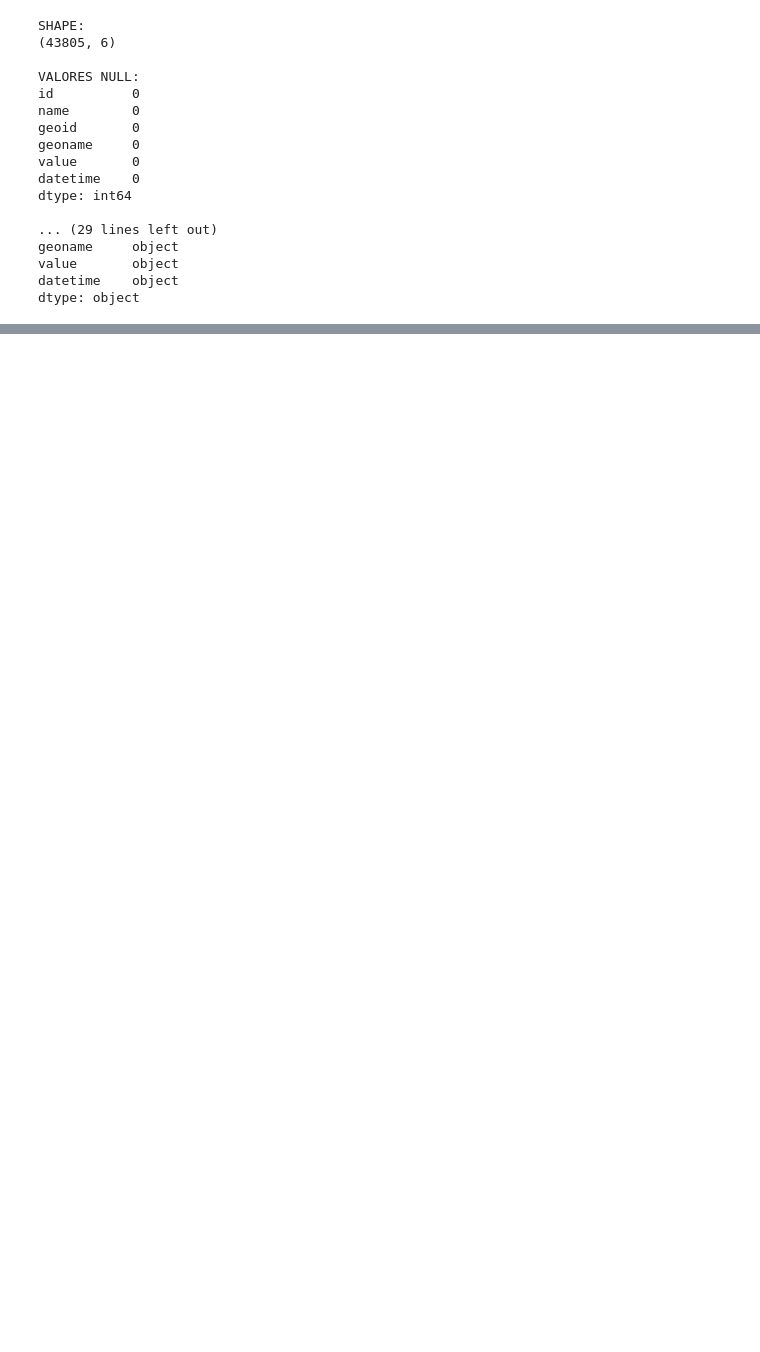
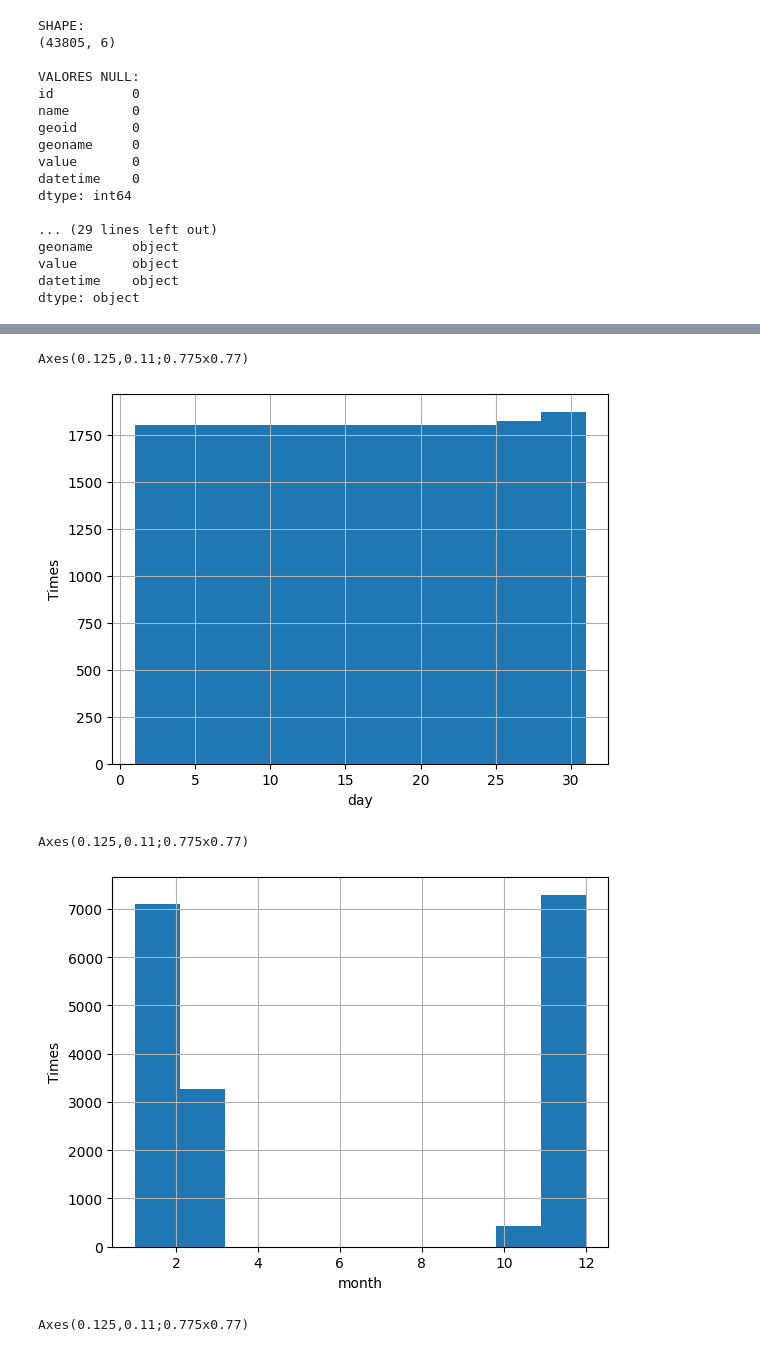
Before and after one commit to gmane52/PythonProjectCode, a Jupyter notebook: WS.ipynb, the cells around one changed output, grey strips where cells are left out. Cells and saved outputs as stored; diff of their text form; code cells hidden in the pictures; blank space fills up the shorter version.

```diff
--- a/WS.ipynb
+++ b/WS.ipynb
@@ -168,0 +178,27 @@ Axes(0.125,0.11;0.775x0.77)
+# %%
+df_task1.index = pd.to_datetime(df_task1.index)
+
+#Indexar
+df_task1['datetime'] = pd.to_datetime(df_task1['datetime'], errors='coerce')  # Convertir la columna 'fecha' en datetime
+df_task1.set_index('datetime', inplace=True)  # Establecer 'fecha' como el índice
+# %%
+print(df_task1['day'].hist())
+pyplot.xlabel('day')
+pyplot.ylabel('Times')
+pyplot.show()
+
+print(df_task1['month'].hist())
+pyplot.xlabel('month')
+pyplot.ylabel('Times')
+pyplot.show()
+
+print(df_task1['day'].hist())
+pyplot.xlabel('day')
+pyplot.ylabel('Times')
+pyplot.show()
+# %% [output]
+Axes(0.125,0.11;0.775x0.77)
+[figure, added]
+Axes(0.125,0.11;0.775x0.77)
+[figure, added]
+Axes(0.125,0.11;0.775x0.77)
```
Also changed, not shown: parts of 3 cells of this notebook.
